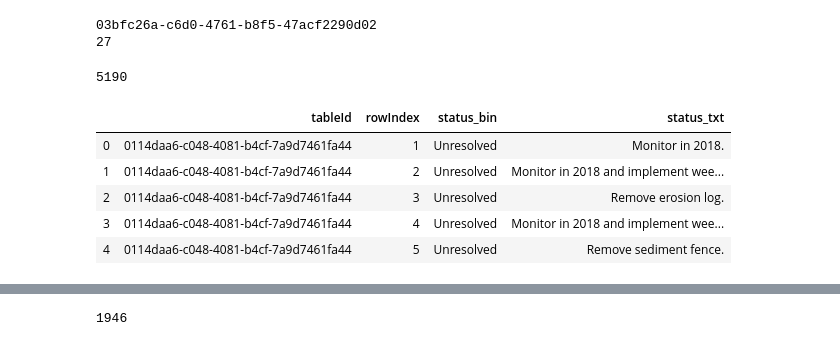
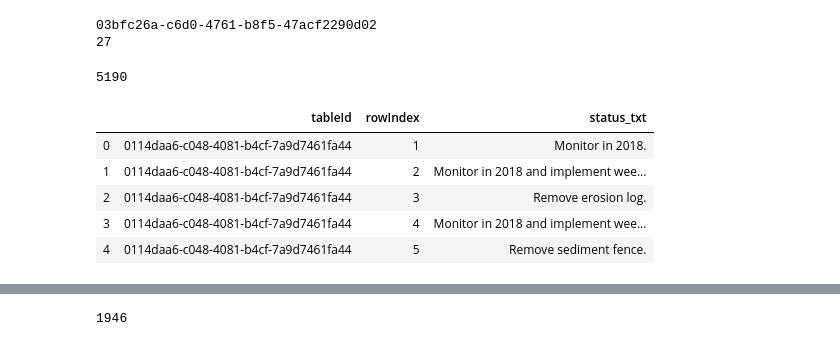
Before and after one commit to ivanduka/human-robot, a Jupyter notebook: Issue Parsing/Issue Parsing Final-dateparser.ipynb, the cells around one changed output, grey strips where cells are left out. Cells and saved outputs as stored; diff of their text form; code cells hidden in the pictures.

```diff
--- a/Issue Parsing/Issue Parsing Final-dateparser.ipynb
+++ b/Issue Parsing/Issue Parsing Final-dateparser.ipynb
@@ -15,22 +17,36 @@ print(len(tables))
 # %% [output]
 03bfc26a-c6d0-4761-b8f5-47acf2290d02
 27
-# %%
-import mysql.connector
-cnx = mysql.connector.connect(user='vibudh', password='vibudh3399',
-                              host='os25.neb-one.gc.ca',
-                              database='pcmr')
-df = pd.read_sql('SELECT * FROM issues', con=cnx)
-cnx.close()
-df_issue = df[['tableId', 'rowIndex', 'status_bin', 'status_txt']]
-print(len(df_issue))
-df_issue.head()
-# %% [output]
-5190
-|  | tableId | rowIndex | status_bin | status_txt |
-| 0 | 0114daa6-c048-4081-b4cf-7a9d7461fa44 | 1 | Unresolved | Monitor in 2018. |
-| 1 | 0114daa6-c048-4081-b4cf-7a9d7461fa44 | 2 | Unresolved | Monitor in 2018 and implement wee... |
-| 2 | 0114daa6-c048-4081-b4cf-7a9d7461fa44 | 3 | Unresolved | Remove erosion log. |
-| 3 | 0114daa6-c048-4081-b4cf-7a9d7461fa44 | 4 | Unresolved | Monitor in 2018 and implement wee... |
-| 4 | 0114daa6-c048-4081-b4cf-7a9d7461fa44 | 5 | Unresolved | Remove sediment fence. |
+# %%
+# Importing environmental variables library that reads from the .env file
+from dotenv import load_dotenv
+
+# Loading key-value pairs from the .env file into the OS environment
+load_dotenv()
+
+# Reading the key-value pairs from the OS environment
+user = os.getenv("DB_USER")
+password = os.getenv("DB_PASS")
+db_hostname = os.getenv("DB_HOST")
+db_name = os.getenv("DB_DATABASE")
+
+# Using those variables in the connection string using "F" strings
+conn_string = f"mysql+mysqldb://{user}:{password}@{db_hostname}/{db_name}?charset=utf8mb4"
+engine = create_engine(conn_string)
+# %%
+query = "SELECT * FROM issues;"
+with engine.connect() as conn:
+    df = pd.read_sql(query, conn)
+df
+df_issue = df[['tableId', 'rowIndex', 'status_txt']]
+print(len(df_issue))
+df_issue.head()
+# %% [output]
+5190
+|  | tableId | rowIndex | status_txt |
+| 0 | 0114daa6-c048-4081-b4cf-7a9d7461fa44 | 1 | Monitor in 2018. |
+| 1 | 0114daa6-c048-4081-b4cf-7a9d7461fa44 | 2 | Monitor in 2018 and implement wee... |
+| 2 | 0114daa6-c048-4081-b4cf-7a9d7461fa44 | 3 | Remove erosion log. |
+| 3 | 0114daa6-c048-4081-b4cf-7a9d7461fa44 | 4 | Monitor in 2018 and implement wee... |
+| 4 | 0114daa6-c048-4081-b4cf-7a9d7461fa44 | 5 | Remove sediment fence. |
 # %%
```
Also changed, not shown: parts of 11 cells of this notebook, 4 other files.
